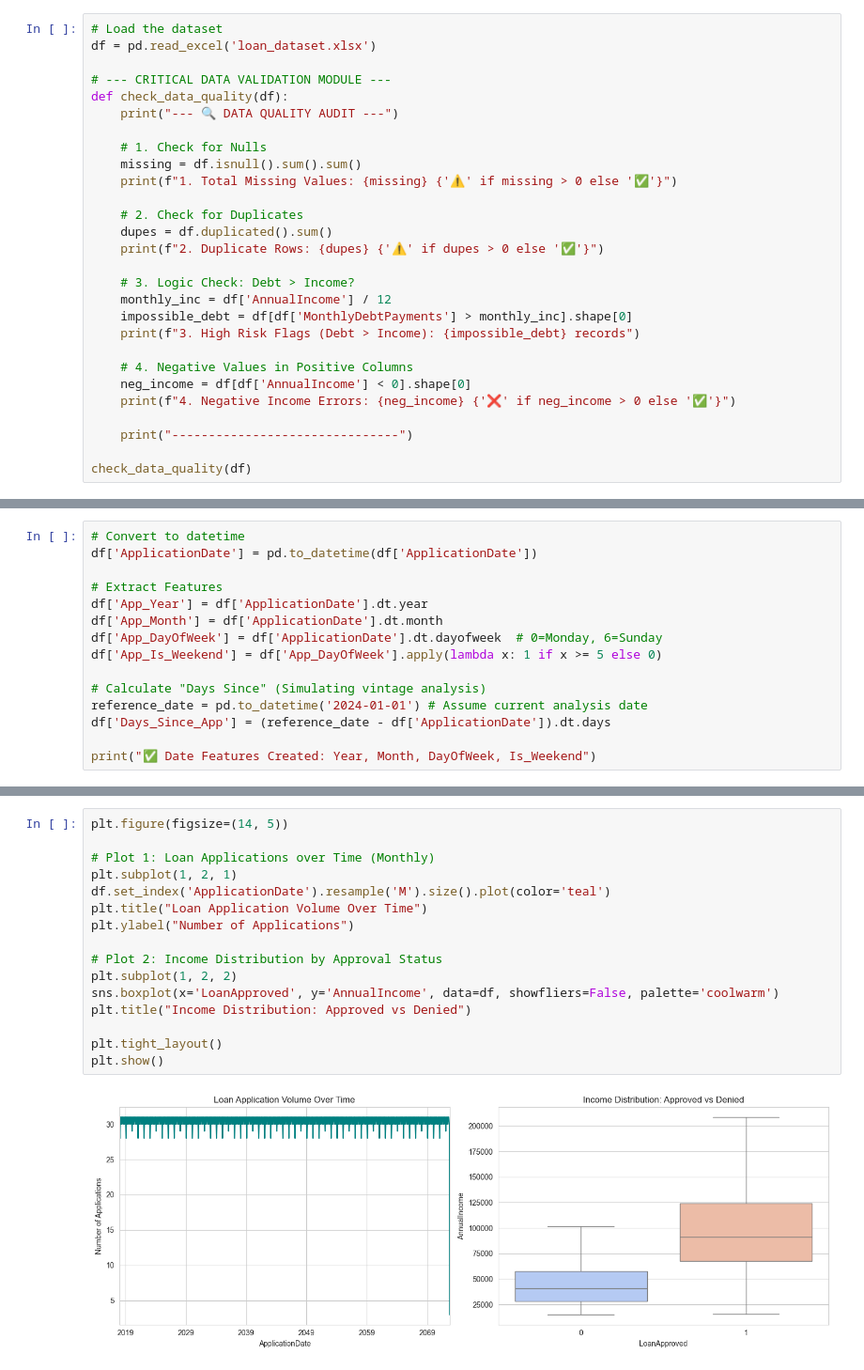
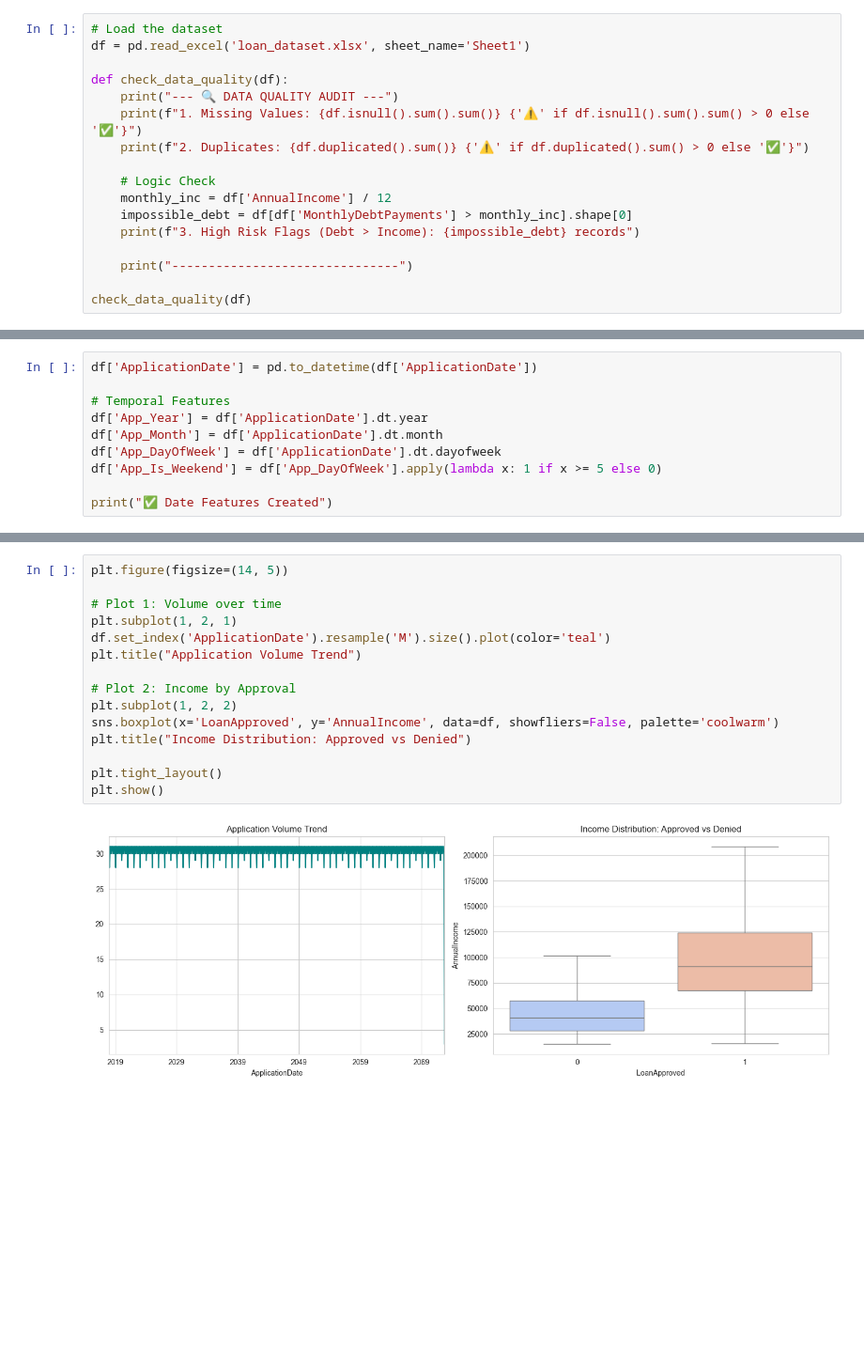
Before and after one commit to AnujanN/Financial-Risk-Modeling, a Jupyter notebook: Loan analysis.ipynb, the cells around one changed output, grey strips where cells are left out. Shown at 94% size. Drawn from its saved outputs; the diff is of its cells as text; blank space fills up the shorter version.

```diff
--- a/Loan analysis.ipynb
+++ b/Loan analysis.ipynb
@@ -35,29 +35,18 @@ sns.set_style("whitegrid")
 plt.rcParams['figure.figsize'] = (10, 6)
 # %%
 # Load the dataset
-df = pd.read_excel('loan_dataset.xlsx')
+df = pd.read_excel('loan_dataset.xlsx', sheet_name='Sheet1')
 
-# --- CRITICAL DATA VALIDATION MODULE ---
 def check_data_quality(df):
     print("--- 🔍 DATA QUALITY AUDIT ---")
+    print(f"1. Missing Values: {df.isnull().sum().sum()} {'⚠️' if df.isnull().sum().sum() > 0 else '✅'}")
+    print(f"2. Duplicates: {df.duplicated().sum()} {'⚠️' if df.duplicated().sum() > 0 else '✅'}")
 
-    # 1. Check for Nulls
-    missing = df.isnull().sum().sum()
-    print(f"1. Total Missing Values: {missing} {'⚠️' if missing > 0 else '✅'}")
-
-    # 2. Check for Duplicates
-    dupes = df.duplicated().sum()
-    print(f"2. Duplicate Rows: {dupes} {'⚠️' if dupes > 0 else '✅'}")
-
-    # 3. Logic Check: Debt > Income?
+    # Logic Check
     monthly_inc = df['AnnualIncome'] / 12
     impossible_debt = df[df['MonthlyDebtPayments'] > monthly_inc].shape[0]
     print(f"3. High Risk Flags (Debt > Income): {impossible_debt} records")
 
-    # 4. Negative Values in Positive Columns
-    neg_income = df[df['AnnualIncome'] < 0].shape[0]
-    print(f"4. Negative Income Errors: {neg_income} {'❌' if neg_income > 0 else '✅'}")
-
     print("-------------------------------")
 
 check_data_quality(df)
@@ -70,17 +58,12 @@ check_data_quality(df)
 -------------------------------
 # %%
-# Convert to datetime
 df['ApplicationDate'] = pd.to_datetime(df['ApplicationDate'])
 
-# Extract Features
+# Temporal Features
 df['App_Year'] = df['ApplicationDate'].dt.year
 df['App_Month'] = df['ApplicationDate'].dt.month
-df['App_DayOfWeek'] = df['ApplicationDate'].dt.dayofweek  # 0=Monday, 6=Sunday
+df['App_DayOfWeek'] = df['ApplicationDate'].dt.dayofweek
 df['App_Is_Weekend'] = df['App_DayOfWeek'].apply(lambda x: 1 if x >= 5 else 0)
 
-# Calculate "Days Since" (Simulating vintage analysis)
-reference_date = pd.to_datetime('2024-01-01') # Assume current analysis date
-df['Days_Since_App'] = (reference_date - df['ApplicationDate']).dt.days
-
-print("✅ Date Features Created: Year, Month, DayOfWeek, Is_Weekend")
+print("✅ Date Features Created")
 # %% [output]
@@ -88,21 +71,20 @@ print("✅ Date Features Created: Year, Month, DayOfWeek, Is_Weekend")
 # %%
 plt.figure(figsize=(14, 5))
 
-# Plot 1: Loan Applications over Time (Monthly)
+# Plot 1: Volume over time
 plt.subplot(1, 2, 1)
 df.set_index('ApplicationDate').resample('M').size().plot(color='teal')
-plt.title("Loan Application Volume Over Time")
-plt.ylabel("Number of Applications")
+plt.title("Application Volume Trend")
 
-# Plot 2: Income Distribution by Approval Status
+# Plot 2: Income by Approval
 plt.subplot(1, 2, 2)
 sns.boxplot(x='LoanApproved', y='AnnualIncome', data=df, showfliers=False, palette='coolwarm')
 plt.title("Income Distribution: Approved vs Denied")
 
 plt.tight_layout()
 plt.show()
 # %% [output]
-[figure, old version]
+[figure, new version]
 # %%
 # 1. Monthly Income
 df['MonthlyIncome'] = df['AnnualIncome'] / 12
```
Also changed, not shown: parts of 13 cells of this notebook, 1 other file.
